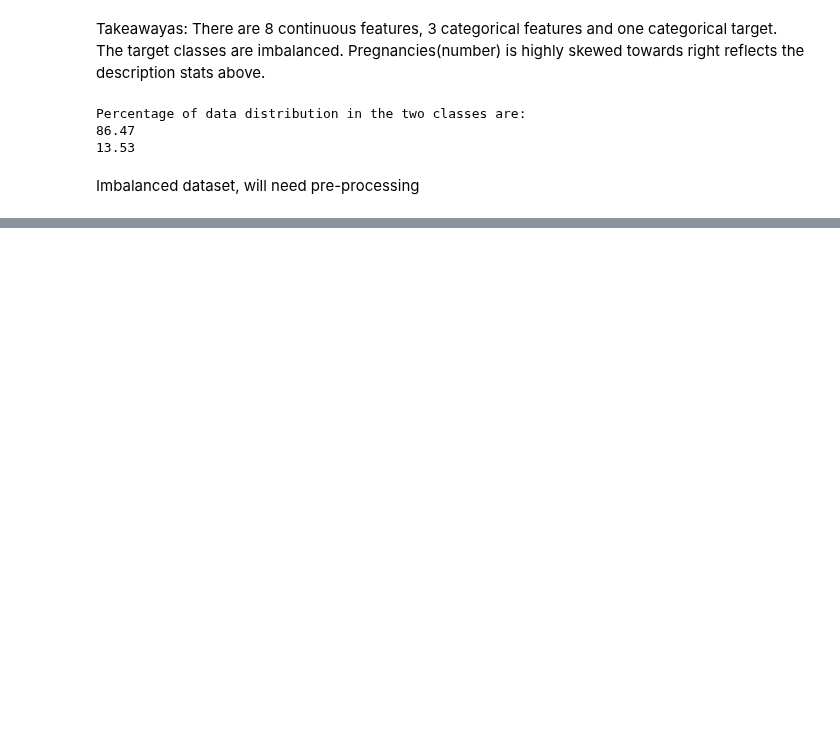
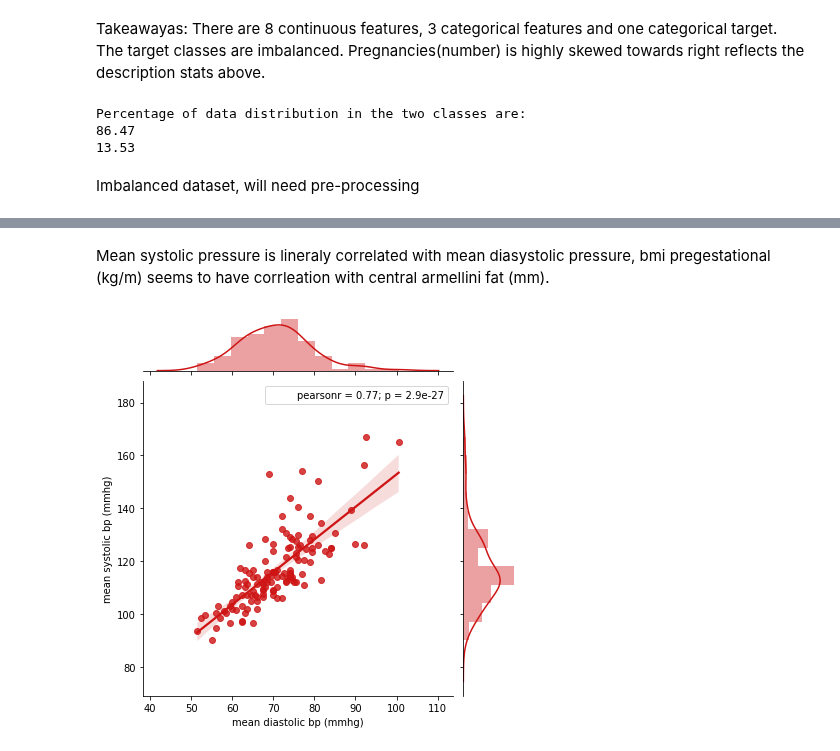
Before and after one commit to Harmeet2504/Insight_Health, a Jupyter notebook: notebooks/EDA.ipynb, the cells around one changed output, grey strips where cells are left out. Drawn from its saved outputs; the diff is of its cells as text; code cells hidden in the pictures; blank space fills up the shorter version.

```diff
--- a/notebooks/EDA.ipynb
+++ b/notebooks/EDA.ipynb
@@ -88,0 +119,10 @@ Imbalanced dataset, will need pre-processing
+# %% [markdown]
+Mean systolic pressure is lineraly correlated with mean diasystolic pressure, bmi pregestational (kg/m) seems to have corrleation with central armellini fat (mm).
+# %%
+#Check how much is the correlation
+import scipy.stats as stats
+j=sns.jointplot(df.loc[:,'mean diastolic bp (mmhg)'], df.loc[:,'mean systolic bp (mmhg)'], kind="regg", color="#ce1414")
+j.annotate(stats.pearsonr)
+plt.show()
+# %% [output]
+[figure, added]
```
Also changed, not shown: parts of 25 cells of this notebook.
